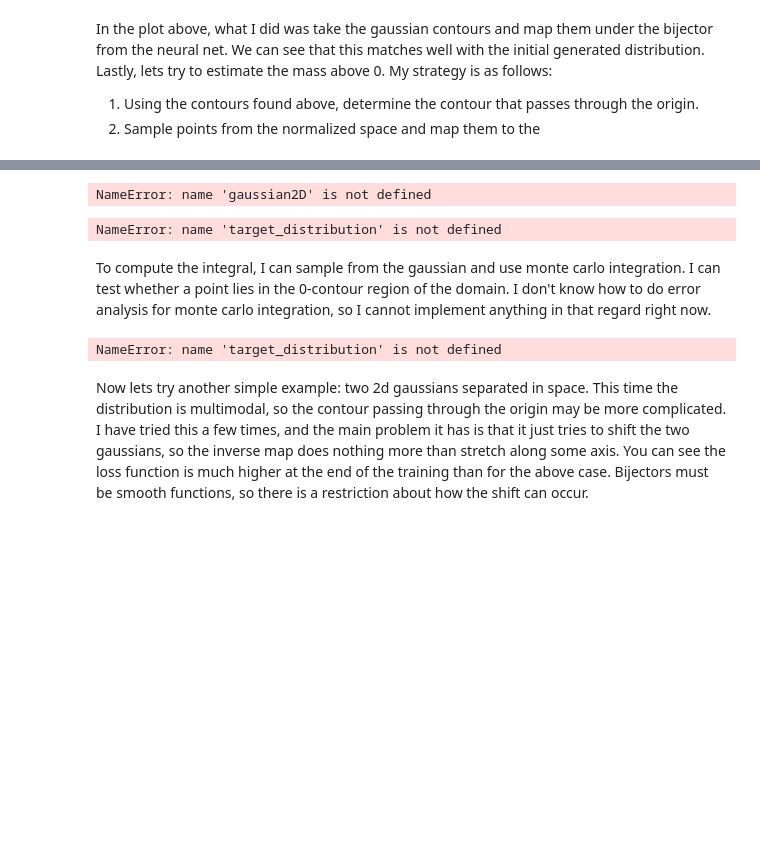
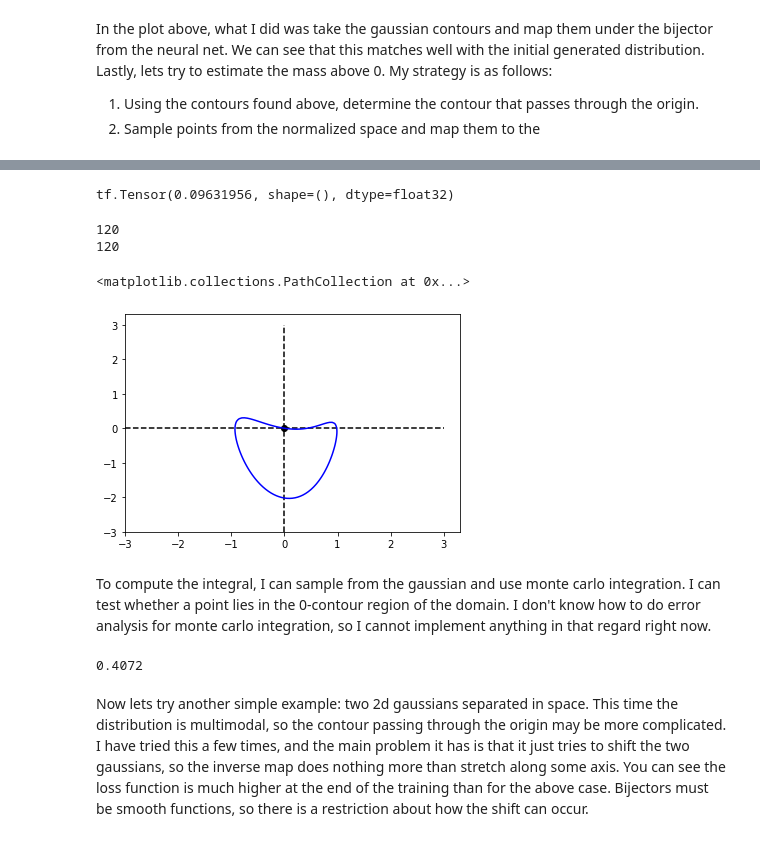
Before and after one commit to SBU-EVAN/jupyter-notebooks, a Jupyter notebook: tensorflow.ipynb, the cells around one changed output, grey strips where cells are left out. Drawn from its saved outputs; the diff is of its cells as text; code cells hidden in the pictures; blank space fills up the shorter version.

```diff
--- a/tensorflow.ipynb
+++ b/tensorflow.ipynb
@@ -299,29 +375,32 @@ ax3.scatter(ox_pb,oy_pb,color='k')
 # %%
 # Compare pdf values. Use the prob from original distribution to compute MC integral
 
-po_pb=gaussian2D(ox_pb,oy_pb,xo,yo,sx,sy)
-print(po_pb)
+#po_pb=gaussian2D(ox_pb,oy_pb,xo,yo,sx,sy)
+#print(po_pb)
 
-prob = target_distribution.prob([0.,0.])
+prob = target_distribution_para.prob([0.,0.])
 print(prob)
 # %% [output]
-NameError: name 'gaussian2D' is not defined
+tf.Tensor(0.09631956, shape=(), dtype=float32)
 # %%
 # Plot contour
 
-z_vals = target_distribution.prob(xy_points)
+z_vals = target_distribution_para.prob(xy_points)
 print(len(xy_points))
 print(len(z_vals))
 x_vals = xy_points
 fig_contours = plt.figure()
 ax = fig_contours.add_subplot(111)
 #ax.hist2d(pf_x,pf_y,bins=[15,15])
 ax.plot([0,0],[-3,3],color='k',linestyle='dashed')
 ax.plot([-3,3],[0,0],color='k',linestyle='dashed')
 ax.contour(x_points , y_points,z_vals,colors='b',levels=[prob])
 ax.scatter(0,0,color='k')
 # %% [output]
-NameError: name 'target_distribution' is not defined
+120
+120
+<matplotlib.collections.PathCollection at 0x...>
+[figure, added]
 # %% [markdown]
 To compute the integral, I can sample from the gaussian and use monte carlo integration. I can test whether a point lies in the 0-contour region of the domain. I don't know how to do error analysis for monte carlo integration, so I cannot implement anything in that regard right now.
 # %%
@@ -330,15 +409,15 @@ To compute the integral, I can sample from the gaussian and use monte carlo inte
 n_points = 10000
 n_pass = 0
 
-_s = target_distribution.sample(n_points)
-_v = target_distribution.prob(_s)
+_s = target_distribution_para.sample(n_points)
+_v = target_distribution_para.prob(_s)
 for val in _v:
     if val>prob:
         n_pass+=1
 
 print(n_pass/n_points)
 # %% [output]
-NameError: name 'target_distribution' is not defined
+0.4072
 # %% [markdown]
 Now lets try another simple example: two 2d gaussians separated in space. This time the distribution is multimodal, so the contour passing through the origin may be more complicated. I have tried this a few times, and the main problem it has is that it just tries to shift the two gaussians, so the inverse map does nothing more than stretch along some axis. You can see the loss function is much higher at the end of the training than for the above case. Bijectors must be smooth functions, so there is a restriction about how the shift can occur.
 # %%
```
Also changed, not shown: parts of 20 cells of this notebook.
